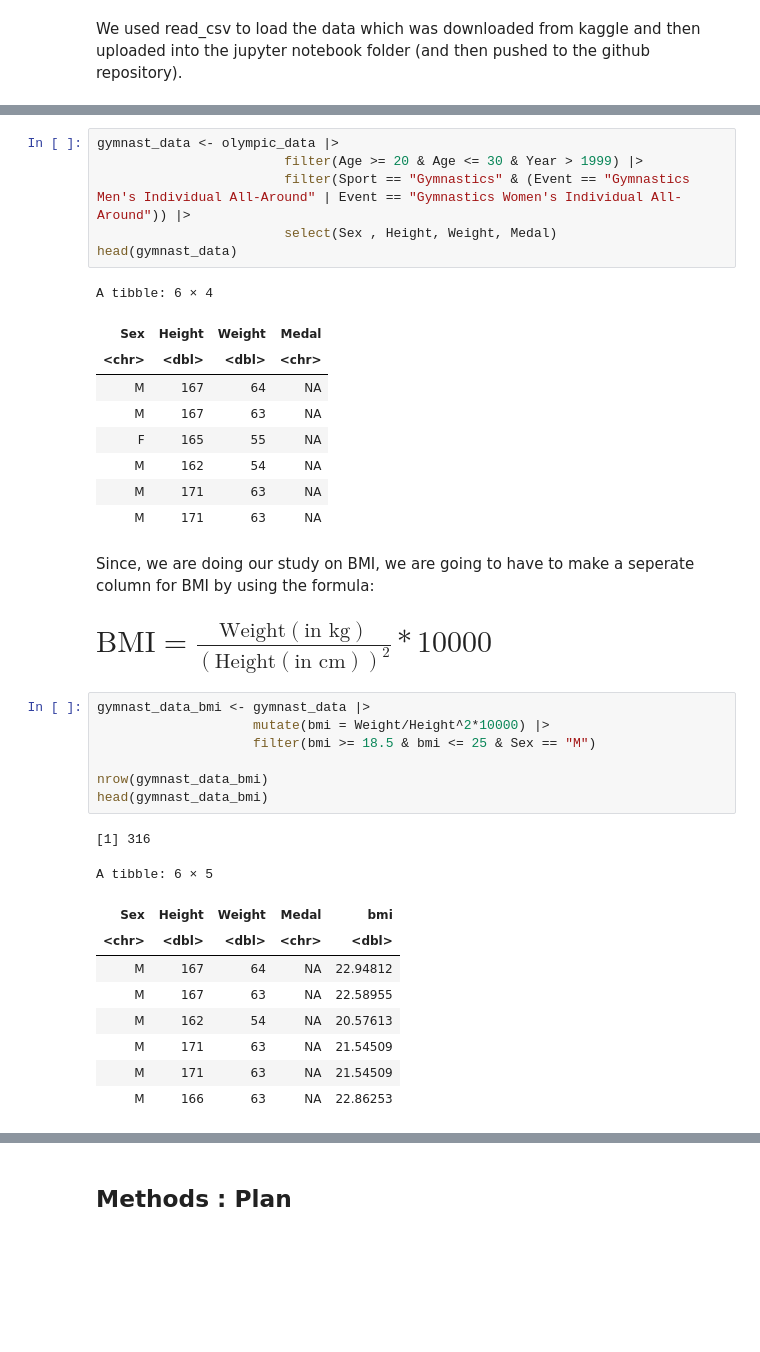
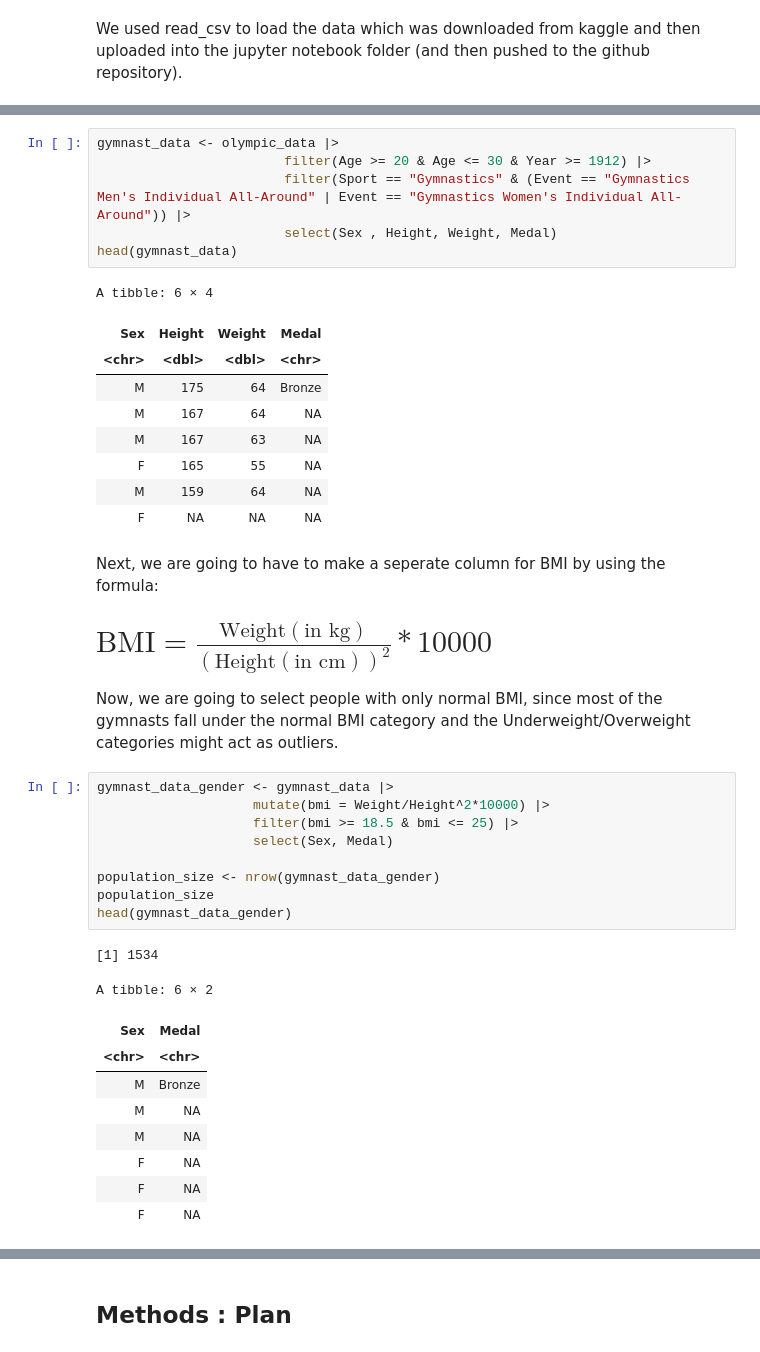
Before and after one commit to aryanballani/STAT201_group20, a Jupyter notebook: ProjectProposal.ipynb, the cells around one changed output, grey strips where cells are left out. Saved outputs shown, nothing was run; the diff lists cells and outputs as text; blank space fills up the shorter version.

```diff
--- a/ProjectProposal.ipynb
+++ b/ProjectProposal.ipynb
@@ -55,7 +64,7 @@ For our inferential study we are going to look at the data from the year 2000 an
 Since, we only want to assess the proportion of Gymnasts who won a medal in the Olympics in the event Gymnastics Men's/Women's Individual All-Around, we are going to filter the data so we only have the Gymnastics data. Furthermore, we are only selecting the columns we require for our study.
 # %%
 gymnast_data <- olympic_data |>
-                        filter(Age >= 20 & Age <= 30 & Year > 1999) |>
+                        filter(Age >= 20 & Age <= 30 & Year >= 1912) |>
                         filter(Sport == "Gymnastics" & (Event == "Gymnastics Men's Individual All-Around" | Event == "Gymnastics Women's Individual All-Around")) |>
                         select(Sex , Height, Weight, Medal)
 head(gymnast_data)
@@ -63,31 +72,35 @@ head(gymnast_data)
 A tibble: 6 × 4
 | Sex | Height | Weight | Medal |
 | <chr> | <dbl> | <dbl> | <chr> |
+| M | 175 | 64 | Bronze |
 | M | 167 | 64 | NA |
 | M | 167 | 63 | NA |
 | F | 165 | 55 | NA |
-| M | 162 | 54 | NA |
-| M | 171 | 63 | NA |
-| M | 171 | 63 | NA |
+| M | 159 | 64 | NA |
+| F | NA | NA | NA |
 # %% [markdown]
-Since, we are doing our study on BMI, we are going to have to make a seperate column for BMI by using the formula:
+Next, we are going to have to make a seperate column for BMI by using the formula:
 
  # $\text{BMI}= \frac{\text{Weight}(\text{in kg})}{(\text{Height}(\text{in cm}))^2}* 10000$
+
+ Now, we are going to select people with only normal BMI, since most of the gymnasts fall under the normal BMI category and the Underweight/Overweight categories might act as outliers.
 # %%
-gymnast_data_bmi <- gymnast_data |>
+gymnast_data_gender <- gymnast_data |>
                     mutate(bmi = Weight/Height^2*10000) |>
-                    filter(bmi >= 18.5 & bmi <= 25 & Sex == "M")
+                    filter(bmi >= 18.5 & bmi <= 25) |>
+                    select(Sex, Medal)
 
-nrow(gymnast_data_bmi)
-head(gymnast_data_bmi)
+population_size <- nrow(gymnast_data_gender)
+population_size
+head(gymnast_data_gender)
 # %% [output]
-[1] 316
+[1] 1534
-A tibble: 6 × 5
+A tibble: 6 × 2
-| Sex | Height | Weight | Medal | bmi |
-| <chr> | <dbl> | <dbl> | <chr> | <dbl> |
-| M | 167 | 64 | NA | 22.94812 |
-| M | 167 | 63 | NA | 22.58955 |
-| M | 162 | 54 | NA | 20.57613 |
-| M | 171 | 63 | NA | 21.54509 |
-| M | 171 | 63 | NA | 21.54509 |
-| M | 166 | 63 | NA | 22.86253 |
+| Sex | Medal |
+| <chr> | <chr> |
+| M | Bronze |
+| M | NA |
+| M | NA |
+| F | NA |
+| F | NA |
+| F | NA |
```
Also changed, not shown: parts of 9 cells of this notebook.
